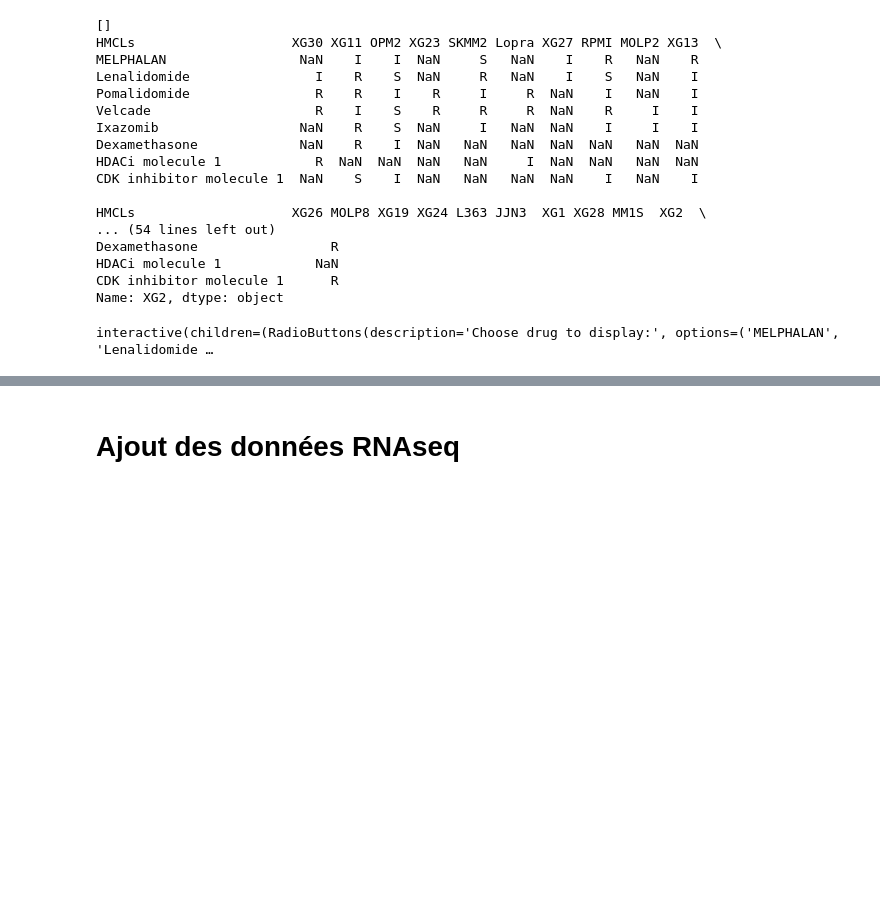
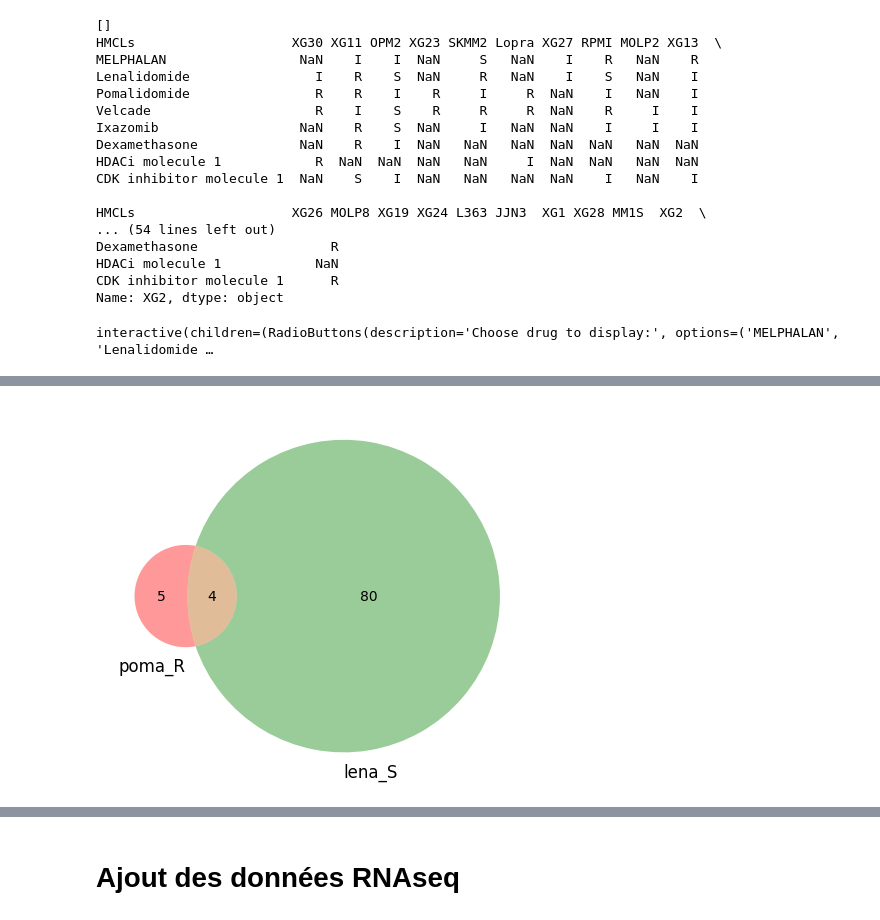
Before and after one commit to mbuffard/Projet_myelome, a Jupyter notebook: analyse_networks.ipynb, the cells around one changed output, grey strips where cells are left out. Cells and saved outputs as stored; diff of their text form; code cells hidden in the pictures; blank space fills up the shorter version.

```diff
--- a/analyse_networks.ipynb
+++ b/analyse_networks.ipynb
@@ -556,0 +652,6 @@ print(set(df_pomalidomide_S["nodes"]).intersection(set(df_lenalidomide_R["nodes"
+# %%
+venn2([set(df_pomalidomide_R["nodes"]),set(df_lenalidomide_S["nodes"])],set_labels=('poma_R','lena_S'))
+plt.savefig("venn_poma_R.png")
+plt.show()
+# %% [output]
+[figure, added]
```
Also changed, not shown: parts of 31 cells of this notebook.
